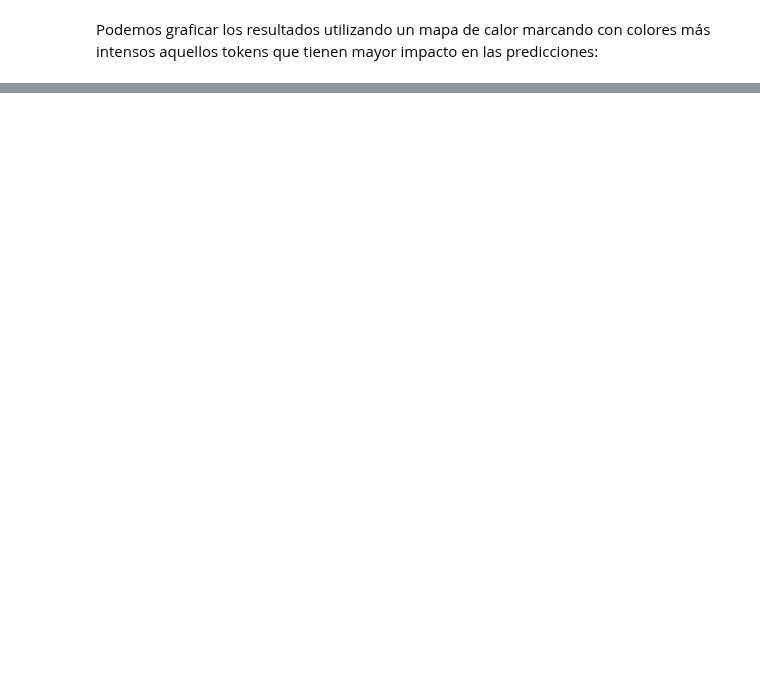
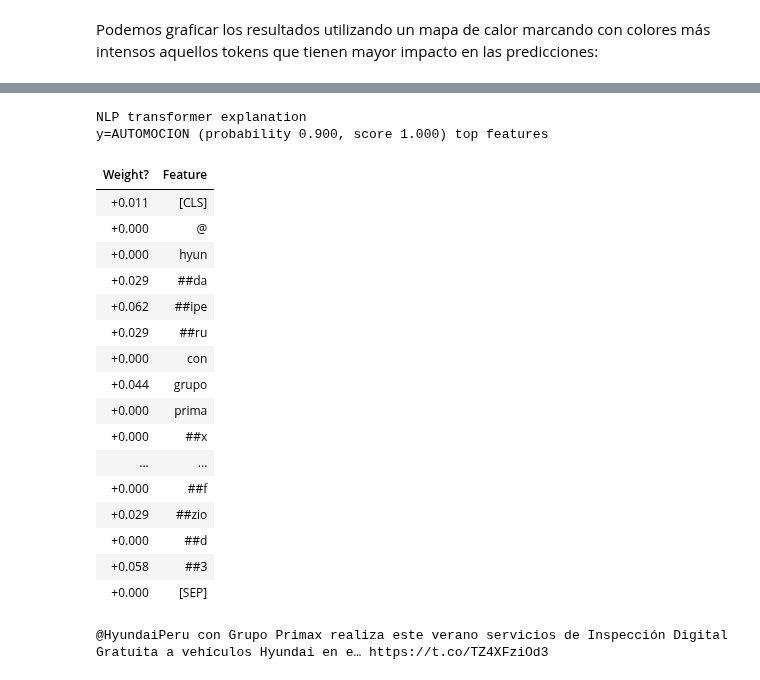
Before and after one commit to santiagxf/M72109, a Jupyter notebook: docs/nlp/neural/allennlp_interpret.ipynb, the cells around one changed output, grey strips where cells are left out. Cells and saved outputs as stored; diff of their text form; code cells hidden in the pictures; blank space fills up the shorter version.

```diff
--- a/docs/nlp/neural/allennlp_interpret.ipynb
+++ b/docs/nlp/neural/allennlp_interpret.ipynb
@@ -202,3 +164,5 @@ inputs = {"sentence": sample_text }
 # %%
-interpretation = interpreter.saliency_interpret_from_json(inputs)
-grads = interpretation['instance_1']['grad_input_1']
+interpretation = interpreter.saliency_interpret_from_json({"sentence": sample_text })
+outputs = predictor.predict(sample_text)
+grads = np.array(interpretation['instance_1']['grad_input_1'])
+probs = np.array(outputs['probs'])
@@ -205,11 +187,2 @@ grads = interpretation['instance_1']['grad_input_1']
 # %% [markdown]
 Podemos graficar los resultados utilizando un mapa de calor marcando con colores más intensos aquellos tokens que tienen mayor impacto en las predicciones:
-# %%
-import math
-from IPython.display import HTML
-
-html = ""
-for idx, token in enumerate(transformer_tokenizer.tokenize(inputs['sentence'])):
-    html += "<span style='background-color:rgba(255,0,0,{})'>{} </span>".format(grads[idx],token)
-
-HTML(html)
@@ -217,0 +192,9 @@ HTML(html)
+# %%
+from typing import Tuple, List
+
+def locate_token(token: str, token_idx: int, tokenized_text: List[str]) -> List[Tuple[int, int]]:
+  str_to_token = ' '.join(tokenized_text[:token_idx + 1]).replace(" ##", '')
+  str_to_token = str_to_token.replace("[CLS] ", '')
+  striped_token = token.replace("##", '')
+
+  return [tuple([len(str_to_token) - len(striped_token) - 1, len(str_to_token) - 1])]
@@ -217,0 +226,40 @@ HTML(html)
+# %%
+from numpy.ma.core import array
+expl = Explanation(estimator="transformer",
+                   description="NLP transformer explanation",
+                   is_regression=False,
+                   targets=[
+                      TargetExplanation(target="AUTOMOCION",
+                                        feature_weights=FeatureWeights(pos=[FeatureWeight(token, grads[idx]) for idx, token in enumerate(outputs['tokens'])],
+                                                                       neg=[]),
+                                        proba=np.array(outputs['probs']).max(),
+                                        score=np.array(outputs['probs']).argmax(),
+                                        weighted_spans=WeightedSpans(
+                                            [DocWeightedSpans(sample_text,
+                                                              spans=[(token, locate_token(token, idx, outputs['tokens']), grads[idx]) for idx, token in enumerate(outputs['tokens'])])
+                                            ]
+                                        ))
+                   ])
+# %%
+HTML(format_as_html(expl, force_weights=True))
+# %% [output]
+NLP transformer explanation
+y=AUTOMOCION (probability 0.900, score 1.000) top features
+| Weight? | Feature |
+| +0.011 | [CLS] |
+| +0.000 | @ |
+| +0.000 | hyun |
+| +0.029 | ##da |
+| +0.062 | ##ipe |
+| +0.029 | ##ru |
+| +0.000 | con |
+| +0.044 | grupo |
+| +0.000 | prima |
+| +0.000 | ##x |
+| ... | ... |
+| +0.000 | ##f |
+| +0.029 | ##zio |
+| +0.000 | ##d |
+| +0.058 | ##3 |
+| +0.000 | [SEP] |
+@HyundaiPeru con Grupo Primax realiza este verano servicios de Inspección Digital Gratuita a vehículos Hyundai en e… https://t.co/TZ4XFziOd3
```
Also changed, not shown: parts of 23 cells of this notebook.
